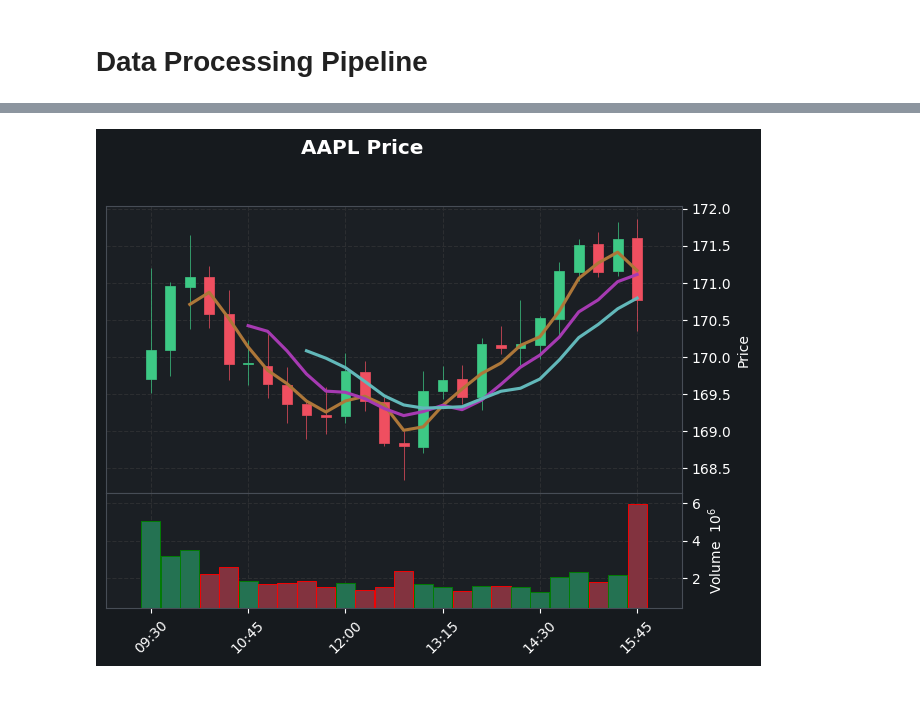
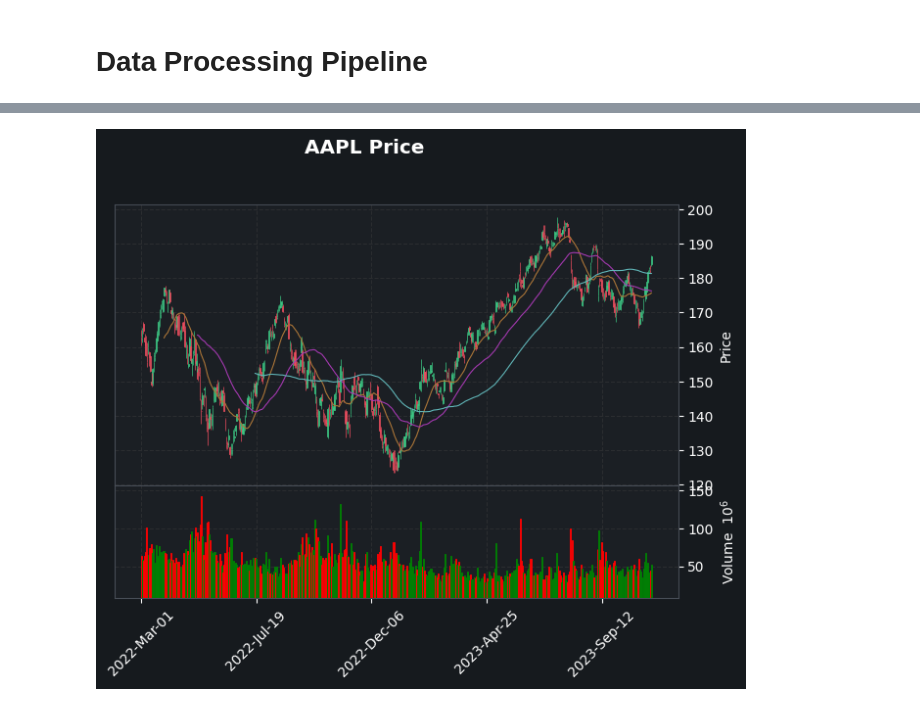
Before and after one commit to pdrleal/AIStockPicker_MLPipeline, a Jupyter notebook: notebooks/AIStockPicker_MLPipeline_Notebook.ipynb, the cells around one changed output, grey strips where cells are left out. Saved outputs shown, nothing was run; the diff lists cells and outputs as text; code cells hidden in the pictures.

```diff
--- a/notebooks/AIStockPicker_MLPipeline_Notebook.ipynb
+++ b/notebooks/AIStockPicker_MLPipeline_Notebook.ipynb
@@ -37,5 +38,5 @@ binance_dark = {
     "base_mpf_style": "binance-dark",
 }
 # %%
-stocks_table= catalog.load('stocks_table')
+stocks_table= catalog.load('raw_stocks_table')
 # %% [output]
@@ -46,3 +47,4 @@ stocks_table= catalog.load('stocks_table')
 stocks_table = stocks_table.loc[stocks_table['stock_index'] == "AAPL"]
 # %%
 stocks_table=stocks_table.ffill().bfill()
+stocks_table.set_index('datetime',inplace=True)
@@ -52,0 +53,4 @@ test.set_index('datetime',inplace=True)
+# %%
+stocks_table['SMA21']=stocks_table['close'].rolling(21).mean()
+stocks_table['SMA50']=stocks_table['close'].rolling(50).mean()
+stocks_table['SMA100']=stocks_table['close'].rolling(100).mean()
@@ -53,15 +67,14 @@ test.set_index('datetime',inplace=True)
 # %%
 mpf.plot(
-    test,
+    stocks_table,
     type="candle",
-    #mav =(3,6,9),
     title = f"AAPL Price",
     style=binance_dark,
     volume=True,
-     mav=(3, 6, 9),
+    mav=(21, 50, 100),
     update_width_config=dict(candle_linewidth=0.5, candle_width=0.5),
 
     )
 # %% [output]
 [interactive output not drawn]
-[figure, old version]
+[figure, new version]
```
Also changed, not shown: parts of 6 cells of this notebook, 6 other files.
